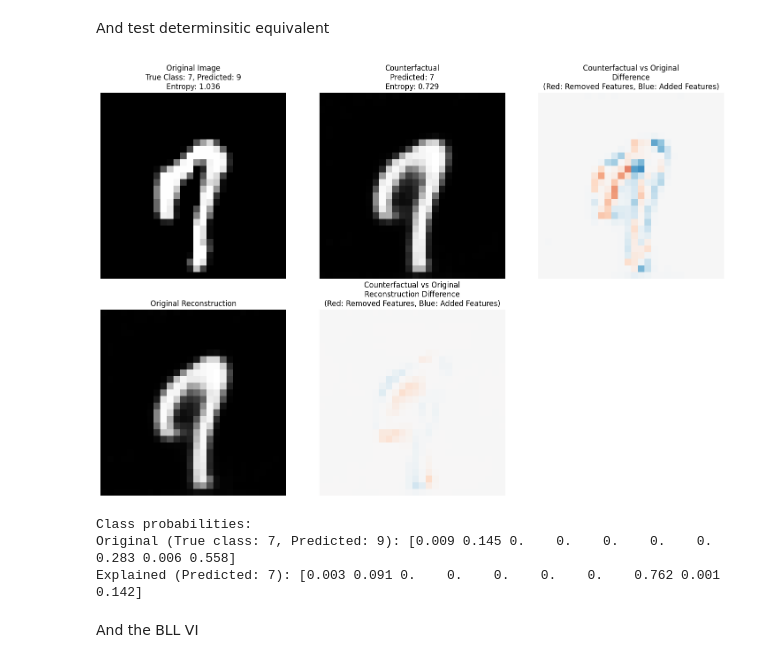
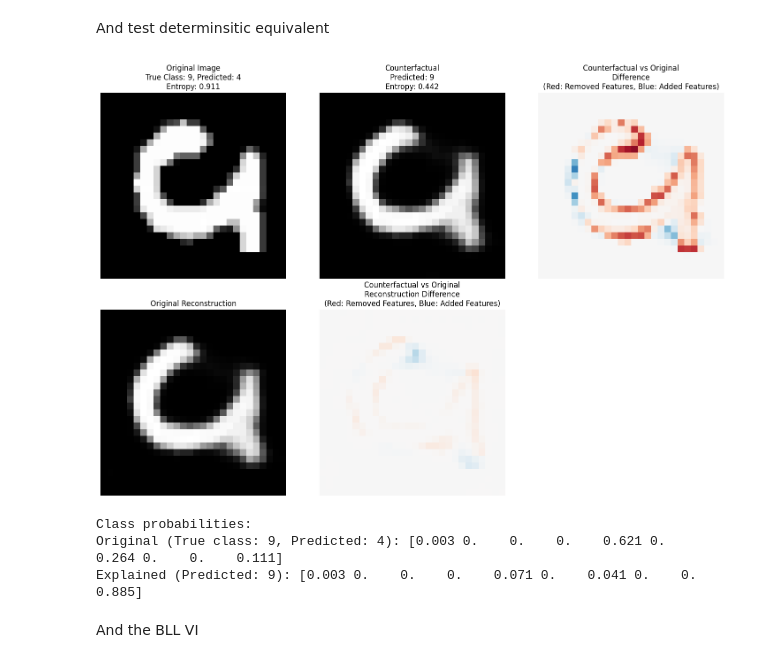
Before and after one commit to confinlay/Bayesian-CE, a Jupyter notebook: MyImplementation/testing_notebooks/test_clue_BLL_joint.ipynb, the cells around one changed output. Saved outputs shown, nothing was run; the diff lists cells and outputs as text; code cells hidden in the pictures.

```diff
--- a/MyImplementation/testing_notebooks/test_clue_BLL_joint.ipynb
+++ b/MyImplementation/testing_notebooks/test_clue_BLL_joint.ipynb
@@ -307,7 +307,7 @@ plt.show()
 And test determinsitic equivalent
 # %%
 # Get the most uncertain image and its latent representation
-most_uncertain_idx = sorted_data_indices[2]
+most_uncertain_idx = sorted_data_indices[8]
 uncertain_image, true_label = testset[most_uncertain_idx]
 uncertain_image = uncertain_image.to(cfg.device).unsqueeze(0)  # Add batch dimension
 
@@ -376,37 +376,37 @@ plt.axis('off')
 plt.subplot(232)
 plt.imshow(clue_recon[0,0].cpu().detach(), cmap='gray')
 plt.title(f'Counterfactual\nPredicted: {explained_pred}\nEntropy: {explained_entropy_recon[0]:.3f}')
 plt.axis('off')
 
 plt.subplot(233)
 diff = clue_recon[0,0].cpu().detach() - uncertain_image[0,0].cpu()
 plt.imshow(diff, cmap='RdBu', vmin=-1, vmax=1)  # Fixed scale -1 to 1
 plt.title('Counterfactual vs Original\nDifference\n(Red: Removed Features, Blue: Added Features)')
 plt.axis('off')
 
 plt.subplot(234)
 plt.imshow(original_recon[0,0].cpu().detach(), cmap='gray')
 plt.title('Original Reconstruction')
 plt.axis('off')
 
 plt.subplot(235)
 recon_diff = clue_recon[0,0].cpu().detach() - original_recon[0,0].cpu().detach()
 plt.imshow(recon_diff, cmap='RdBu', vmin=-1, vmax=1)  # Fixed scale -1 to 1
 plt.title('Counterfactual vs Original\nReconstruction Difference\n(Red: Removed Features, Blue: Added Features)')
 plt.axis('off')
 
 plt.tight_layout()
 plt.show()
 
 # Print probabilities
 print("\nClass probabilities:")
 print(f"Original (True class: {true_label}, Predicted: {original_pred}):", original_recon_probs.cpu().numpy()[0].round(3))
 print(f"Explained (Predicted: {explained_pred}):", explained_recon_probs.cpu().numpy()[0].round(3))
 # %% [output]
-[figure, old version]
+[figure, new version]
 Class probabilities:
-Original (True class: 7, Predicted: 9): [0.009 0.145 0.    0.    0.    0.    0.    0.283 0.006 0.558]
-Explained (Predicted: 7): [0.003 0.091 0.    0.    0.    0.    0.    0.762 0.001 0.142]
+Original (True class: 9, Predicted: 4): [0.003 0.    0.    0.    0.621 0.    0.264 0.    0.    0.111]
+Explained (Predicted: 9): [0.003 0.    0.    0.    0.071 0.    0.041 0.    0.    0.885]
 # %% [markdown]
 And the BLL VI
 # %%
```
Also changed, not shown: parts of 9 cells of this notebook, 1 other file.
